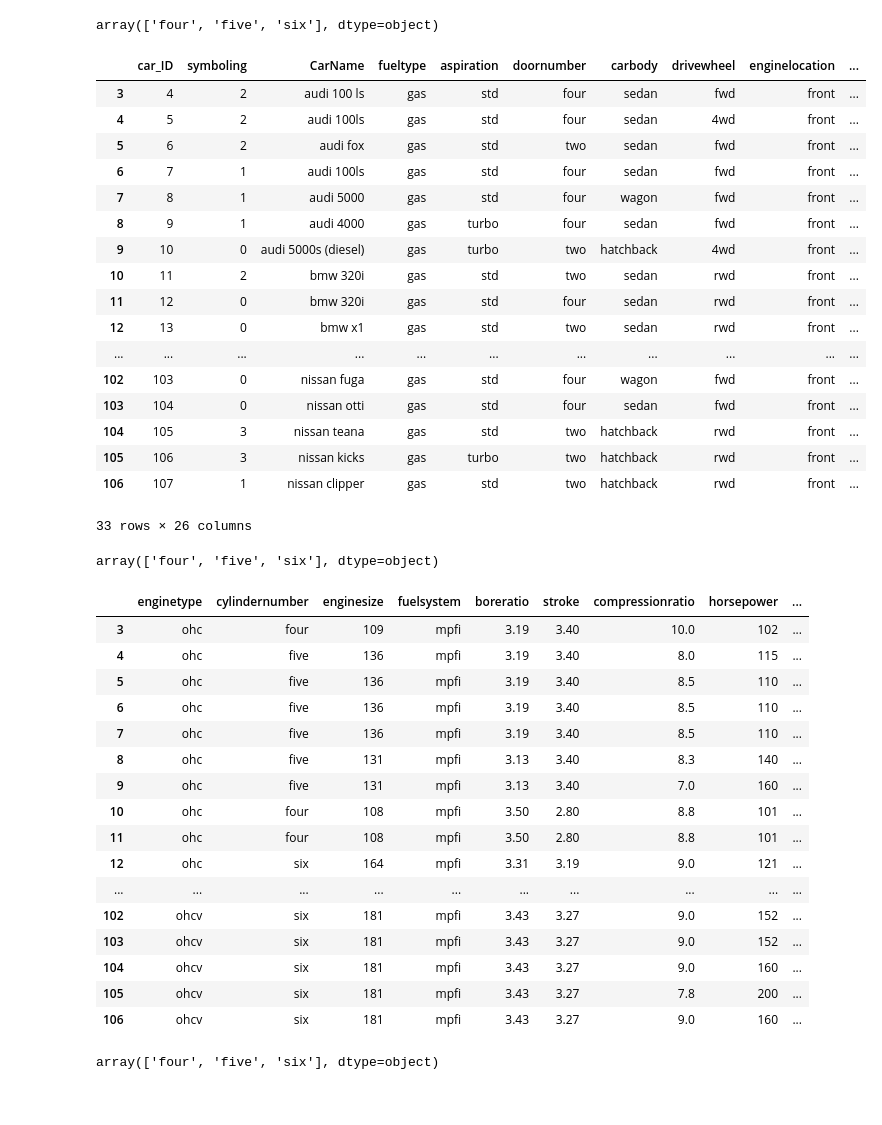
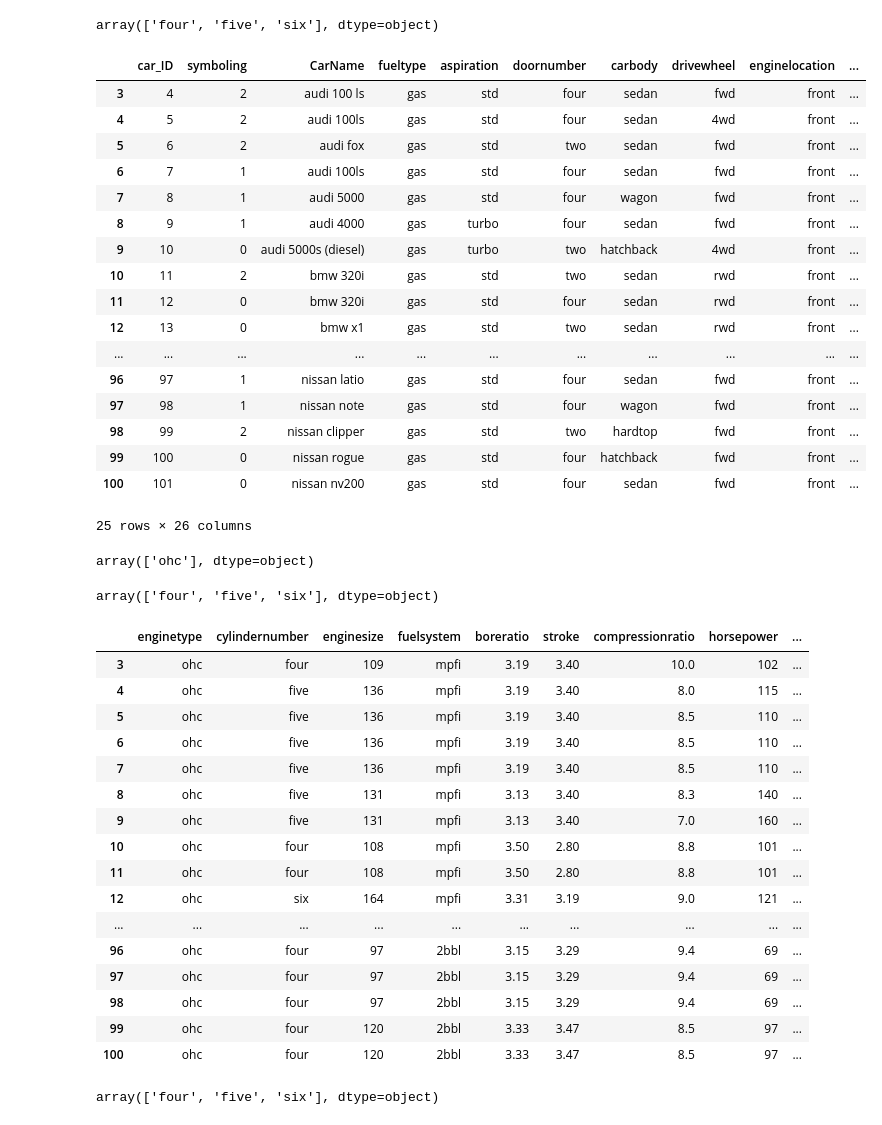
Before and after one commit to jayasriNandipu/Data_Migration, a Jupyter notebook: car_project.ipynb, the cells around one changed output. Cells and saved outputs as stored; diff of their text form; code cells hidden in the pictures.

```diff
--- a/car_project.ipynb
+++ b/car_project.ipynb
@@ -158,7 +158,7 @@ array(['four', 'six', 'five', 'three', 'twelve', 'two', 'eight'],
 # %%
 #-----1-----select only bmw, audi,nissan-----------------------
 # %%
-df_car_po=df_cars[df_cars["CarName"].isin(['bmw 320i','bmw x1','bmw x2','bmw x3','bmw x4','bmw z4','bmw x5','audi 100 ls','audi 100ls','audi fox','audi 5000','audi 4000','audi 5000s (diesel)','Nissan versa','nissan gt-r','nissan rogue','nissan latio','nissan titan','nissan leaf','nissan juke','nissan latio','nissan note','nissan clipper','nissan rogue','nissan nv200','nissan dayz','nissan fuga','nissan otti','nissan teana','nissan kicks','nissan clipper'])]
+df_car_po=df_cars[df_cars["CarName"].isin(['bmw 320i','bmw x1','bmw x2','b mw x3','bmw x4','bmw z4','bmw x5','audi 100 ls','audi 100ls','audi fox','audi 5000','audi 4000','audi 5000s (diesel)','Nissan versa','nissan gt-r','nissan rogue','nissan latio','nissan titan','nissan leaf','nissan juke','nissan latio','nissan note','nissan clipper','nissan rogue','nissan nv200','nissan dayz','nissan fuga','nissan otti','nissan teana','nissan kicks','nissan clipper'])]
 # %%
 df_car_po
 # %% [output]
@@ -354,25 +354,29 @@ array(['four', 'five', 'six'], dtype=object)
 # %%
-df_eng_cyl=df_car_proj[df_car_proj[['cylindernumber','enginetype']].isin(['one','two','three','four','five','six','ohc']).any(axis=1)]
+df_eng_cyl=df_car_proj[df_car_proj[['cylindernumber','enginetype']].isin(['one','two','three','four','five','six','ohc']).all(axis=1)]
 df_eng_cyl
 # %% [output]
 |  | car_ID | symboling | CarName | fueltype | aspiration | doornumber | carbody | drivewheel | enginelocation | ... |
 | 3 | 4 | 2 | audi 100 ls | gas | std | four | sedan | fwd | front | ... |
 | 4 | 5 | 2 | audi 100ls | gas | std | four | sedan | 4wd | front | ... |
 | 5 | 6 | 2 | audi fox | gas | std | two | sedan | fwd | front | ... |
 | 6 | 7 | 1 | audi 100ls | gas | std | four | sedan | fwd | front | ... |
 | 7 | 8 | 1 | audi 5000 | gas | std | four | wagon | fwd | front | ... |
 | 8 | 9 | 1 | audi 4000 | gas | turbo | four | sedan | fwd | front | ... |
 | 9 | 10 | 0 | audi 5000s (diesel) | gas | turbo | two | hatchback | 4wd | front | ... |
 | 10 | 11 | 2 | bmw 320i | gas | std | two | sedan | rwd | front | ... |
 | 11 | 12 | 0 | bmw 320i | gas | std | four | sedan | rwd | front | ... |
 | 12 | 13 | 0 | bmw x1 | gas | std | two | sedan | rwd | front | ... |
 | ... | ... | ... | ... | ... | ... | ... | ... | ... | ... | ... |
-| 102 | 103 | 0 | nissan fuga | gas | std | four | wagon | fwd | front | ... |
-| 103 | 104 | 0 | nissan otti | gas | std | four | sedan | fwd | front | ... |
-| 104 | 105 | 3 | nissan teana | gas | std | two | hatchback | rwd | front | ... |
-| 105 | 106 | 3 | nissan kicks | gas | turbo | two | hatchback | rwd | front | ... |
-| 106 | 107 | 1 | nissan clipper | gas | std | two | hatchback | rwd | front | ... |
+| 96 | 97 | 1 | nissan latio | gas | std | four | sedan | fwd | front | ... |
+| 97 | 98 | 1 | nissan note | gas | std | four | wagon | fwd | front | ... |
+| 98 | 99 | 2 | nissan clipper | gas | std | two | hardtop | fwd | front | ... |
+| 99 | 100 | 0 | nissan rogue | gas | std | four | hatchback | fwd | front | ... |
+| 100 | 101 | 0 | nissan nv200 | gas | std | four | sedan | fwd | front | ... |
-33 rows × 26 columns
+25 rows × 26 columns
+# %%
+df_eng_cyl.enginetype.unique()
+# %% [output]
+array(['ohc'], dtype=object)
 # %%
 df_eng_cyl.cylindernumber.unique()
 # %% [output]
@@ -392,11 +396,11 @@ df_eng_cyl[['enginetype','cylindernumber','enginesize','fuelsystem','boreratio',
 | 11 | ohc | four | 108 | mpfi | 3.50 | 2.80 | 8.8 | 101 | ... |
 | 12 | ohc | six | 164 | mpfi | 3.31 | 3.19 | 9.0 | 121 | ... |
 | ... | ... | ... | ... | ... | ... | ... | ... | ... | ... |
-| 102 | ohcv | six | 181 | mpfi | 3.43 | 3.27 | 9.0 | 152 | ... |
-| 103 | ohcv | six | 181 | mpfi | 3.43 | 3.27 | 9.0 | 152 | ... |
-| 104 | ohcv | six | 181 | mpfi | 3.43 | 3.27 | 9.0 | 160 | ... |
-| 105 | ohcv | six | 181 | mpfi | 3.43 | 3.27 | 7.8 | 200 | ... |
-| 106 | ohcv | six | 181 | mpfi | 3.43 | 3.27 | 9.0 | 160 | ... |
+| 96 | ohc | four | 97 | 2bbl | 3.15 | 3.29 | 9.4 | 69 | ... |
+| 97 | ohc | four | 97 | 2bbl | 3.15 | 3.29 | 9.4 | 69 | ... |
+| 98 | ohc | four | 97 | 2bbl | 3.15 | 3.29 | 9.4 | 69 | ... |
+| 99 | ohc | four | 120 | 2bbl | 3.33 | 3.47 | 8.5 | 97 | ... |
+| 100 | ohc | four | 120 | 2bbl | 3.33 | 3.47 | 8.5 | 97 | ... |
 # %%
 df_eng_cyl.cylindernumber.unique()
 # %% [output]
```
Also changed, not shown: parts of 4 cells of this notebook.
